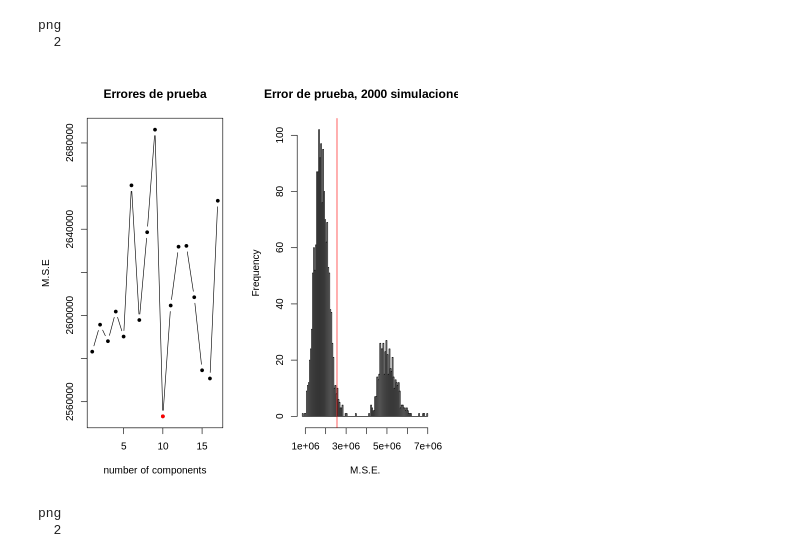
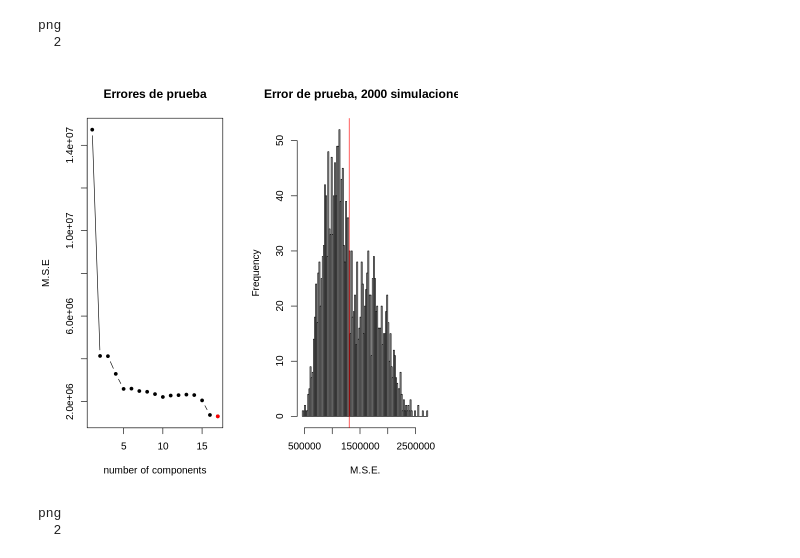
Before and after one commit to arriagajorge/regularization-linearmodel, a Jupyter notebook: ej9.ipynb, the cells around one changed output. Cells and saved outputs as stored; diff of their text form; code cells hidden in the pictures.

```diff
--- a/ej9.ipynb
+++ b/ej9.ipynb
@@ -487,7 +487,7 @@ validationplot(pcr_fit , val.type = "MSEP")
 test_M_pcr <- function(M){ # M representa el número de componentes principales en la regresión
   train <- sample(1:n, ntrain)
   pcr_fit <- pcr(Apps ~ ., data = College, subset = train, scale = TRUE, validation = "none")
-  pcr_pred <- predict(pcr_fit , College[-train, ], ncomp = 5)
+  pcr_pred <- predict(pcr_fit , College[-train, ], ncomp = M)
   return(mean((pcr_pred - y[-train])^2))
 }
 # funcion que calcula error de prueba UNA vez para VARIOS valor de M
@@ -676,10 +673,10 @@ png
 # %%
 par(mfrow = c(1,2))
 plot(1:17, mean_test_M, type="b", pch=19, cex=0.7, xlab = "number of components", ylab="M.S.E", main="Errores de prueba")
-points(10, min(mean_test_M), col="red", pch=19, cex=0.7)
+points(17, min(mean_test_M), col="red", pch=19, cex=0.7)
 
-hist(test_M_2000[10,], breaks = 100, main="Error de prueba, 2000 simulaciones", xlab="M.S.E.")
+hist(test_M_2000[17,], breaks = 100, main="Error de prueba, 2000 simulaciones", xlab="M.S.E.")
 abline(v = min(mean_test_M), col="red")
 # %% [output]
-[figure, old version]
+[figure, new version]
 # %%
```
Also changed, not shown: parts of 8 cells of this notebook.
